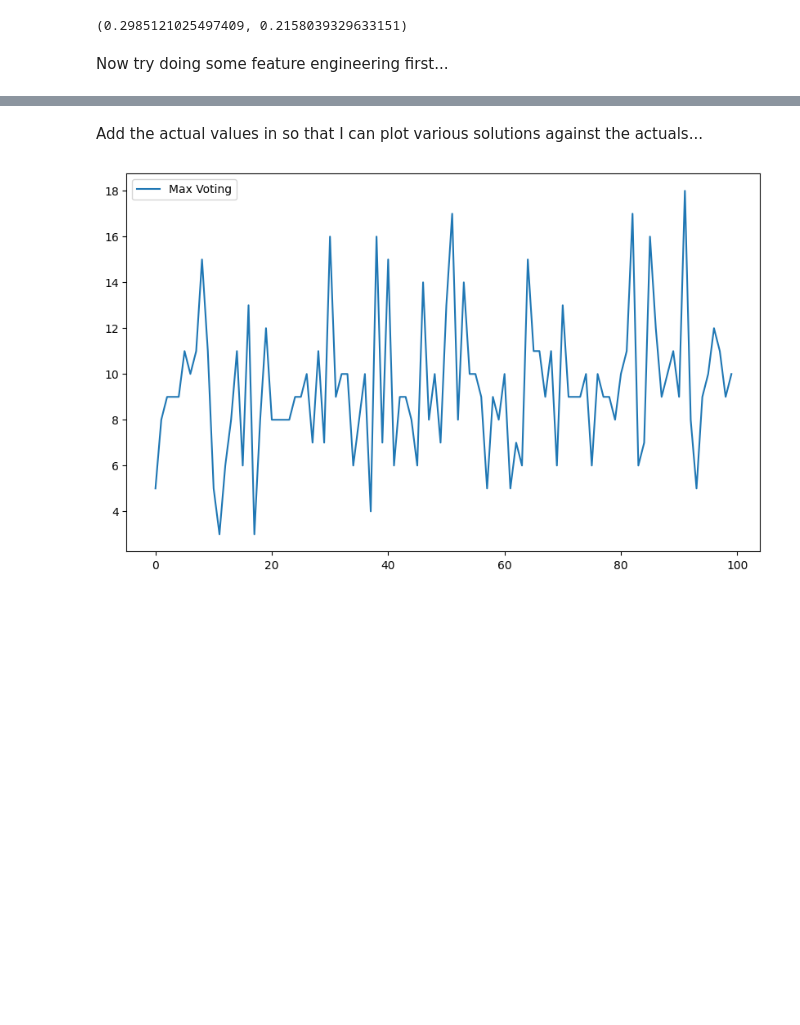
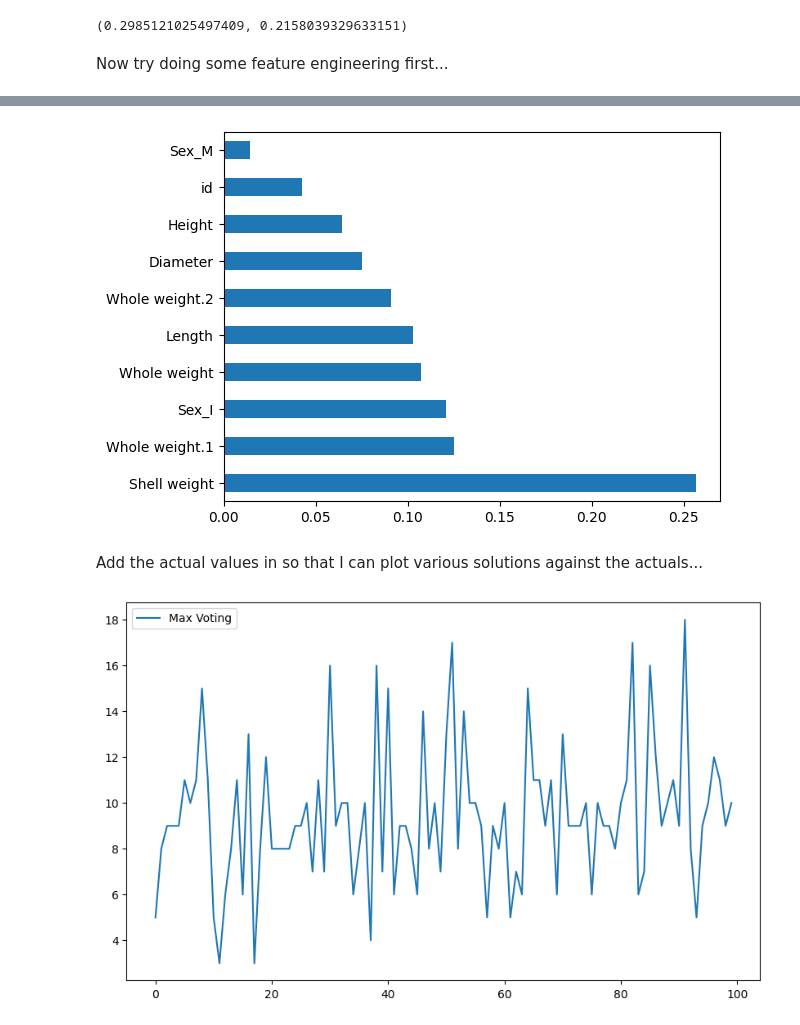
Before and after one commit to flyinacres/kaggle, a Jupyter notebook: abalone-submission-03.ipynb, the cells around one changed output, grey strips where cells are left out. Drawn from its saved outputs; the diff is of its cells as text; code cells hidden in the pictures; blank space fills up the shorter version.

```diff
--- a/abalone-submission-03.ipynb
+++ b/abalone-submission-03.ipynb
@@ -227,7 +232,9 @@ reg.feature_importances_
 # %%
-feat_importances = pd.Series(reg.feature_importances_, index=X_train.columns)
-feat_importances.nlargest(5).plot(kind='barh')
+feat_importances = pd.Series(reg.feature_importances_, index=x_train.columns)
+feat_importances.nlargest(10).plot(kind='barh')
 plt.show()
+# %% [output]
+[figure, added]
 # %% [markdown]
 Add the actual values in so that I can plot various solutions against the actuals...
 # %%
```
Also changed, not shown: parts of 2 cells of this notebook.
